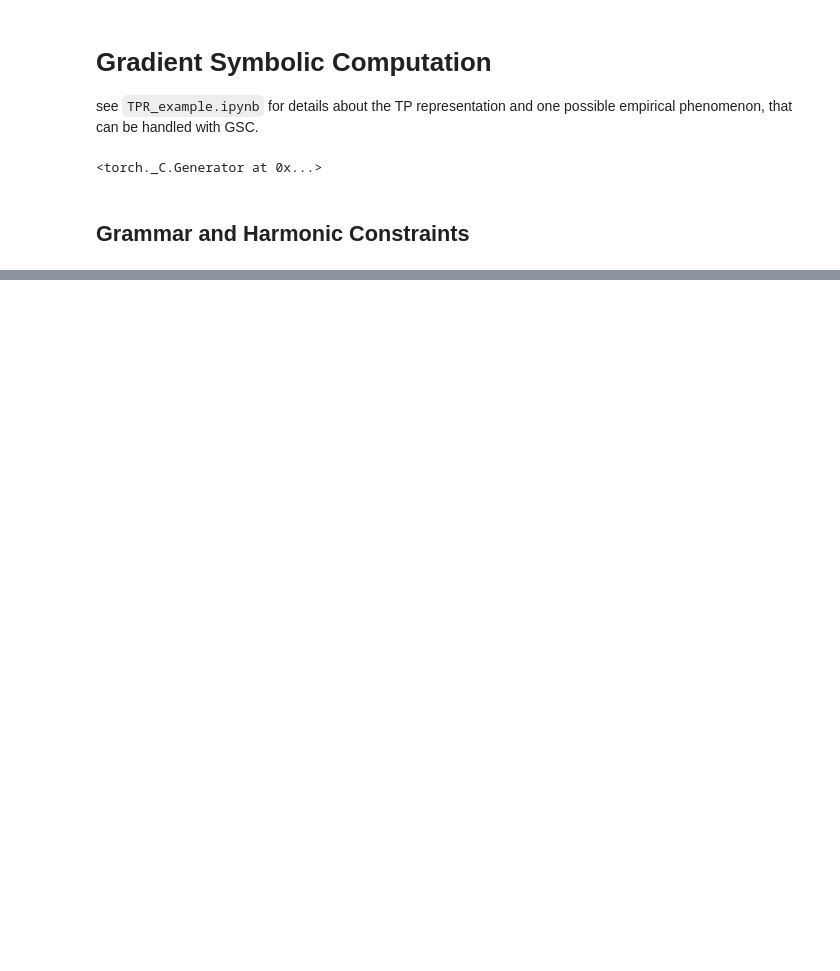
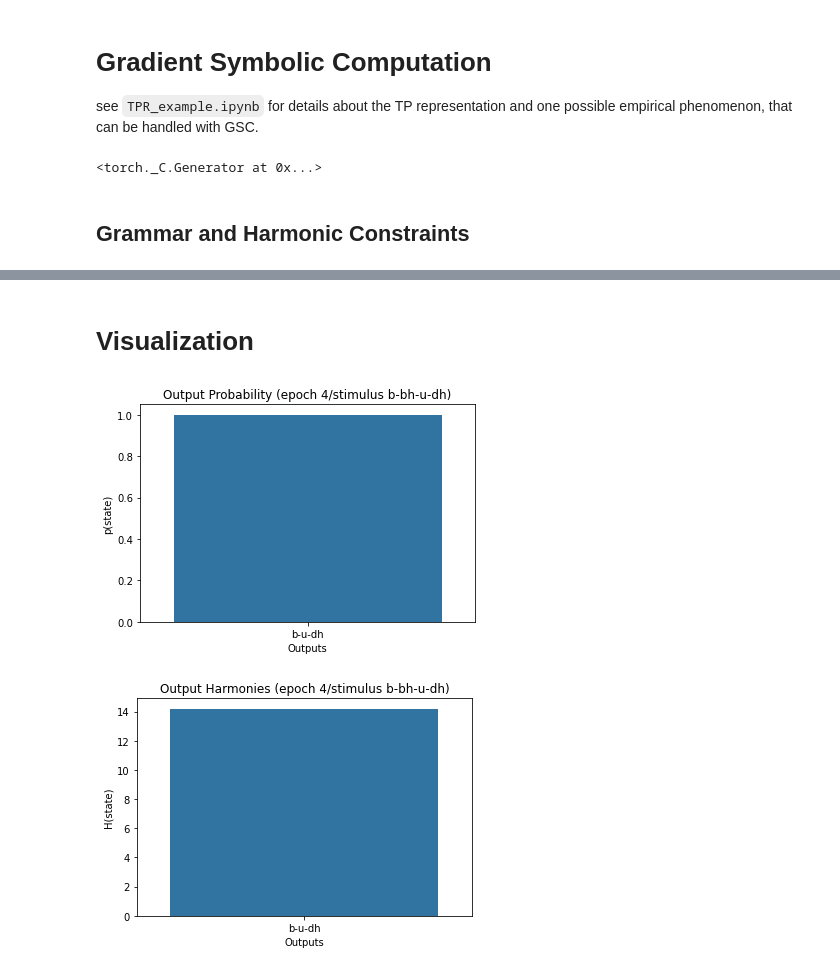
Before and after one commit to amasotti/grascom, a Jupyter notebook: example.ipynb, the cells around one changed output, grey strips where cells are left out. Saved outputs shown, nothing was run; the diff lists cells and outputs as text; code cells hidden in the pictures; blank space fills up the shorter version.

```diff
--- a/example.ipynb
+++ b/example.ipynb
@@ -45,0 +359,15 @@ G.update_Hcc(cons)
+# %% [markdown]
+# Visualization
+# %%
+# Load the Plot class
+from src.gsc.plotting import Plot
+import matplotlib.pyplot as plt
+
+plot = Plot(net=N, fp_traces="data/full_traces.pt")
+# %%
+# Probabilities and Harmonies
+# input {b,bh}-u-d, training_epoch = 5
+plot.plotTP_probs(stim=0, epoch=4)
+# %% [output]
+[figure, added]
+[figure, added]
```
Also changed, not shown: parts of 23 cells of this notebook, 8 other files.
